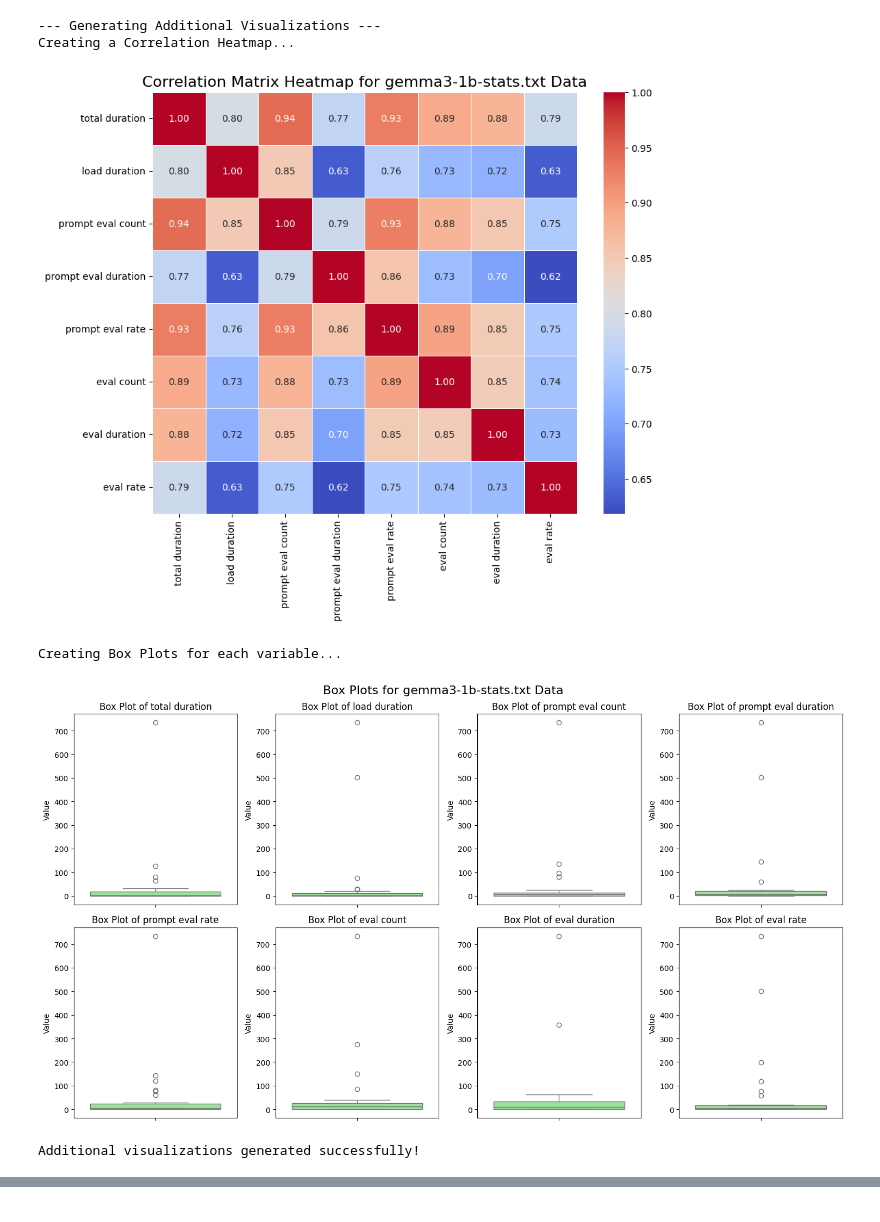
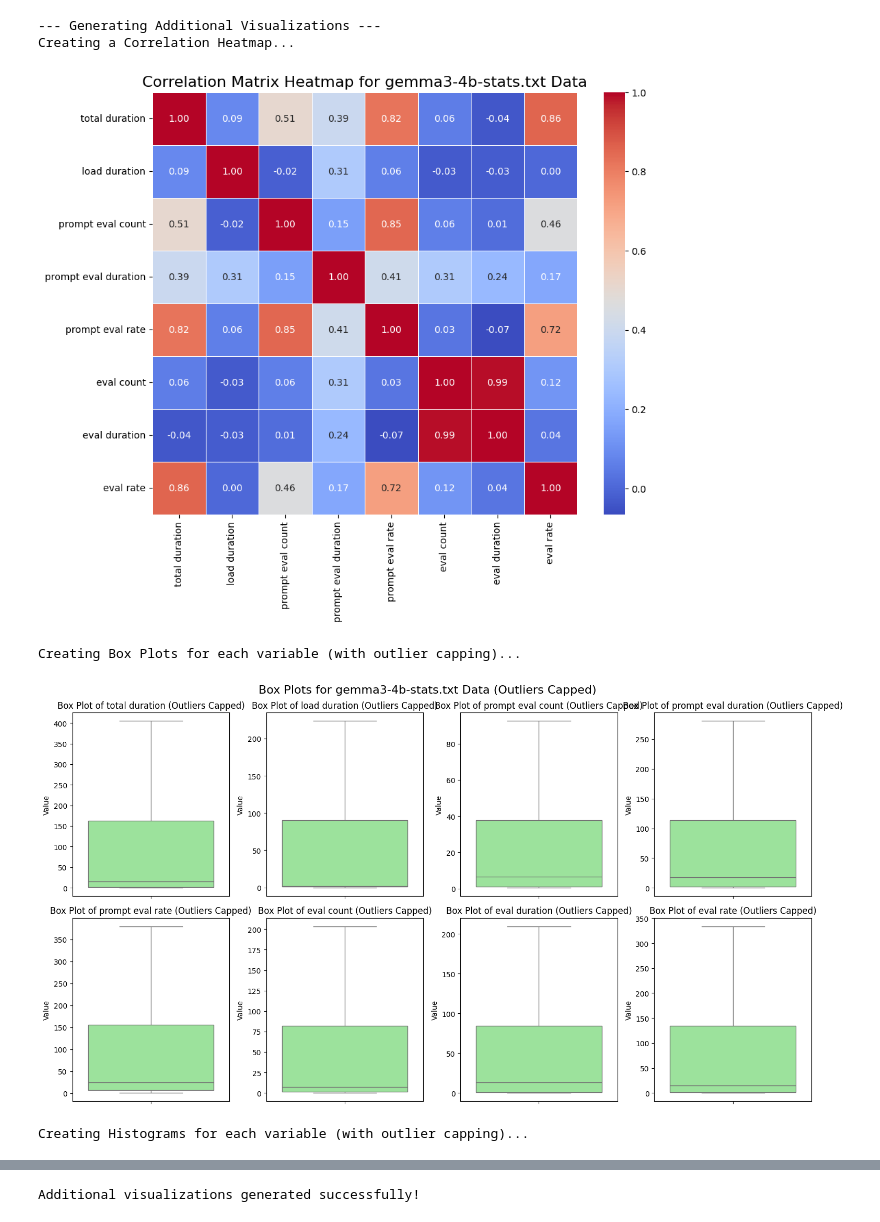
Before and after one commit to alvaad4/Research-2025, a Jupyter notebook: graphs.ipynb, the cells around one changed output, grey strips where cells are left out. Drawn from its saved outputs; the diff is of its cells as text; code cells hidden in the pictures.

Commit message:
more graphs

```diff
--- a/graphs.ipynb
+++ b/graphs.ipynb
@@ -10,7 +10,7 @@ from pathlib import Path
 df = {} # This will store the DataFrame for gemma3-1b-stats.txt
 
 # --- Define the specific file you want to process ---
-file_name = "gemma3-1b-stats.txt"
+file_name = "gemma3-4b-stats.txt"
 
 # Construct the full absolute path to the file
 # Using pathlib for cross-platform compatibility and readability
@@ -104,38 +104,80 @@ print(df)
 # %%
-data_frame = df.get(file_name, pd.DataFrame()) # Safely get the DataFrame
+
+def cap_outliers_iqr(series):
+    Q1 = series.quantile(0.25)
+    Q3 = series.quantile(0.75)
+    IQR = Q3 - Q1
+    lower_bound = Q1 - 1.5 * IQR
+    upper_bound = Q3 + 1.5 * IQR
+
+    # Clip values to the defined bounds
+    return series.clip(lower=lower_bound, upper=upper_bound)
+
+
+# Assuming 'df' is populated by your previous script
+# For demonstration, let's assume one file name exists
+# Replace with the actual file name you want to visualize from your 'df'
+file_name = "gemma3-4b-stats.txt" # Make sure this matches a key in your df dictionary
+
+# Safely get the DataFrame for the specified file
+# If the file_name key doesn't exist, it will create an empty DataFrame,
+# which the 'if not data_frame.empty' check will handle.
+data_frame = df.get(file_name, pd.DataFrame())
 
 if not data_frame.empty:
     print("\n--- Generating Additional Visualizations ---")
 
     # 1. Correlation Heatmap
     print("Creating a Correlation Heatmap...")
     plt.figure(figsize=(10, 8))
     # Calculate the correlation matrix
     correlation_matrix = data_frame.corr()
     # Create the heatmap
     sns.heatmap(correlation_matrix, annot=True, cmap='coolwarm', fmt=".2f", linewidths=.5)
     plt.title(f'Correlation Matrix Heatmap for {file_name} Data', fontsize=16)
     plt.show()
 
-    # 2. Box Plots for each variable
-    print("Creating Box Plots for each variable...")
+    # 2. Box Plots for each variable with outlier capping
+    print("Creating Box Plots for each variable (with outlier capping)...")
     plt.figure(figsize=(15, 8)) # Adjust figure size
     for i, col in enumerate(data_frame.columns):
         plt.subplot(2, 4, i + 1) # Arrange in 2 rows, 4 columns
-        sns.boxplot(y=data_frame[col], color='lightgreen')
-        plt.title(f'Box Plot of {col}')
+        # Apply outlier capping to the current column's data before plotting
+        capped_data = cap_outliers_iqr(data_frame[col])
+        sns.boxplot(y=capped_data, color='lightgreen') # Use capped data for box plot
+        plt.title(f'Box Plot of {col} (Outliers Capped)') # Indicate capping in title
         plt.ylabel('Value')
     plt.tight_layout()
-    plt.suptitle(f'Box Plots for {file_name} Data', y=1.02, fontsize=16)
+    plt.suptitle(f'Box Plots for {file_name} Data (Outliers Capped)', y=1.02, fontsize=16) # Overall title
+    plt.show()
+
+    # 3. Histograms for each variable with outlier capping
+    print("Creating Histograms for each variable (with outlier capping)...")
+    plt.figure(figsize=(15, 8)) # Adjust figure size
+
+    for i, col in enumerate(data_frame.columns):
+        plt.subplot(2, 4, i + 1) # Arrange in 2 rows, 4 columns
+
+        # Apply outlier capping to the current column's data before plotting
+        # This creates a new Series with capped values for visualization
+        capped_data = cap_outliers_iqr(data_frame[col])
+
+        # Use sns.histplot for histograms with the capped data
+        sns.histplot(capped_data, kde=True, color='skyblue', bins=10) # kde=True for density curve
+        plt.title(f'Histogram of {col} (Outliers Capped)') # Indicate capping in title
+        plt.xlabel('Value') # Label for the x-axis
+        plt.ylabel('Frequency') # Label for the y-axis
+    plt.tight_layout() # Adjust subplot parameters for a tight layout
+    plt.suptitle(f'Histograms for {file_name} Data (Outliers Capped)', y=1.02, fontsize=16) # Overall title
     plt.show()
 
     print("Additional visualizations generated successfully!")
 else:
     print("\nNo data to visualize. Please ensure the main script ran correctly and populated the DataFrame.")
 # %% [output]
 --- Generating Additional Visualizations ---
 Creating a Correlation Heatmap...
-[figure, old version]
+[figure, new version]
-Creating Box Plots for each variable...
+Creating Box Plots for each variable (with outlier capping)...
-[figure, old version]
+[figure, new version]
-Additional visualizations generated successfully!
+Creating Histograms for each variable (with outlier capping)...
@@ -141,0 +185 @@ Additional visualizations generated successfully!
+Additional visualizations generated successfully!
```
Also changed, not shown: parts of 6 cells of this notebook.
